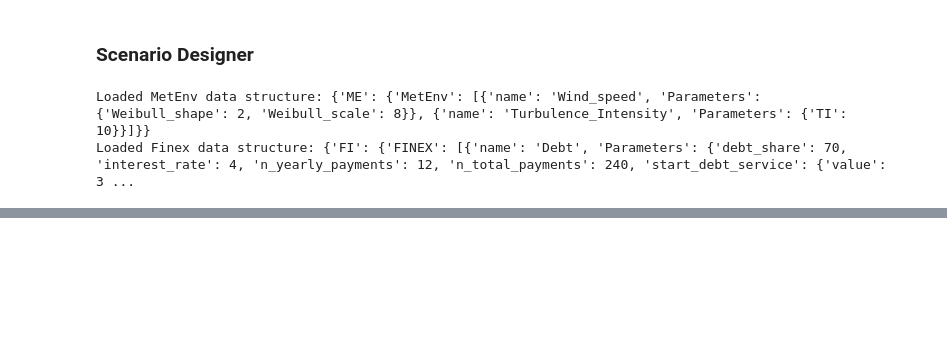
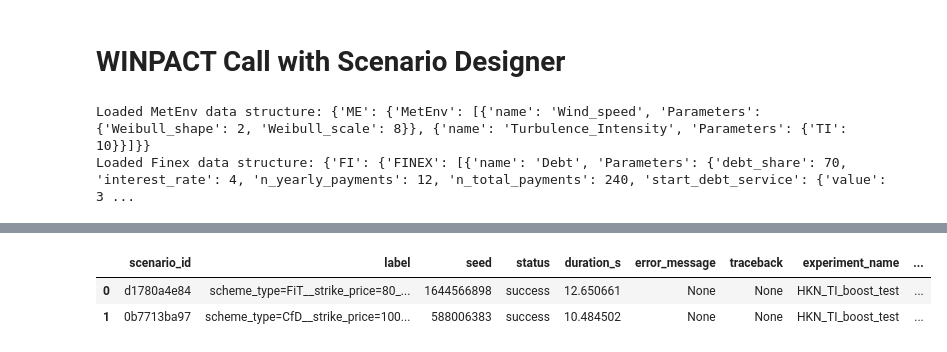
Before and after one commit to s243083/LCA-Special-Course, a Jupyter notebook: examples/WINPACT_API.ipynb, the cells around one changed output, grey strips where cells are left out. Drawn from its saved outputs; the diff is of its cells as text; code cells hidden in the pictures; blank space fills up the shorter version.

Commit message:
Update Simulation Handling Examples

```diff
--- a/examples/WINPACT_API.ipynb
+++ b/examples/WINPACT_API.ipynb
@@ -3,60 +293,71 @@
 # %% [markdown]
-### Scenario Designer
+# WINPACT Call with Scenario Designer
 # %%
 from pathlib import Path
 import sys
 
-PROJECT_ROOT = Path.cwd().parent   # parent of examples = WINPACT_TREND
+PROJECT_ROOT = Path.cwd().parent
 sys.path.append(str(PROJECT_ROOT))
 
-from core.Simulation import sweep
+from core.Simulation import build_experiment
 
 LIBRARY_PATH = PROJECT_ROOT / "examples" / "Inputs" / "HKN"
 RESULT_DIR   = PROJECT_ROOT / "results"
 
+# Define the simulation configuration
 
-EXTERNAL_RESPONSE_PATH = (
-    LIBRARY_PATH / "External_Response" /
-    "TS_DA_HKN_full_filled_small_gaps_only_TI_boost"
-)
+sim_cfg = {
+    "run_capex": True,
+    "capex_dashboard": False,
+    "run_windfarm": True,
+    "run_opex": True,
+    "opex_dashboard": False,
+    "run_lifetime_extension": False,
+    "run_revenue": True,
+    "run_valuation": True,
+    "valuation_dashboard": False,
+    "collect_results": True,
+}
+
+# Define the Design of Experiments
+parameter_space = {
+    "Revenue_overrides.strike_price": [
+        80, 100
+    ],
+    "Revenue_overrides.scheme_type": [
+        "FiT", "CfD"
+    ],
+    "Scenario.name": [
+        "FiT",
+        "CfD",
+    ],
+}
+
+zip_groups = {
+    "macro_scenarios": [
+        "Revenue_overrides.strike_price",
+        "Revenue_overrides.scheme_type",
+        "Scenario.name",
+    ]
+}
 
 
 
-parameter_space = {
-    "WindFarm_overrides.external_response_path": [
-        str(EXTERNAL_RESPONSE_PATH)
-    ],
-    "Revenue_overrides.scheme_type": [
-        "FiT"
-    ],
-}
-
-sim_cfg = {
-    "run_capex": True,
-    "capex_dashboard": True,
-    "run_windfarm": True,
-    "run_opex": True,
-    "opex_dashboard": True,
-    "run_lifetime_extension": False,
-    "run_revenue": True,
-    "run_valuation": True,
-    "valuation_dashboard": True,
-    "collect_results": True,
-}
-
-df = sweep(
+# build the experiment
+exp = build_experiment(
     library_path=str(LIBRARY_PATH),
     base_config_path="Config.yaml",
     parameter_space=parameter_space,
     simulation_config = sim_cfg,
     base_seed=42,
     replicates=1,
-    resume=True,
     name="HKN_TI_boost_test",
-    result_directory=str(RESULT_DIR)
+    result_directory=str(RESULT_DIR),
+    zip_groups=zip_groups,
 )
 
-print(df)
+# run the experiment
+exp.run()
 # %% [output]
 Loaded MetEnv data structure: {'ME': {'MetEnv': [{'name': 'Wind_speed', 'Parameters': {'Weibull_shape': 2, 'Weibull_scale': 8}}, {'name': 'Turbulence_Intensity', 'Parameters': {'TI': 10}}]}}
 Loaded Finex data structure: {'FI': {'FINEX': [{'name': 'Debt', 'Parameters': {'debt_share': 70, 'interest_rate': 4, 'n_yearly_payments': 12, 'n_total_payments': 240, 'start_debt_service': {'value': 3 ...
@@ -98,0 +408,3 @@ LCOE: 56.49722436465169
+|  | scenario_id | label | seed | status | duration_s | error_message | traceback | experiment_name | ... |
+| 0 | d1780a4e84 | scheme_type=FiT__strike_price=80_... | 1644566898 | success | 12.650661 | None | None | HKN_TI_boost_test | ... |
+| 1 | 0b7713ba97 | scheme_type=CfD__strike_price=100... | 588006383 | success | 10.484502 | None | None | HKN_TI_boost_test | ... |
```
Also changed, not shown: parts of 5 cells of this notebook, 4 other files.
